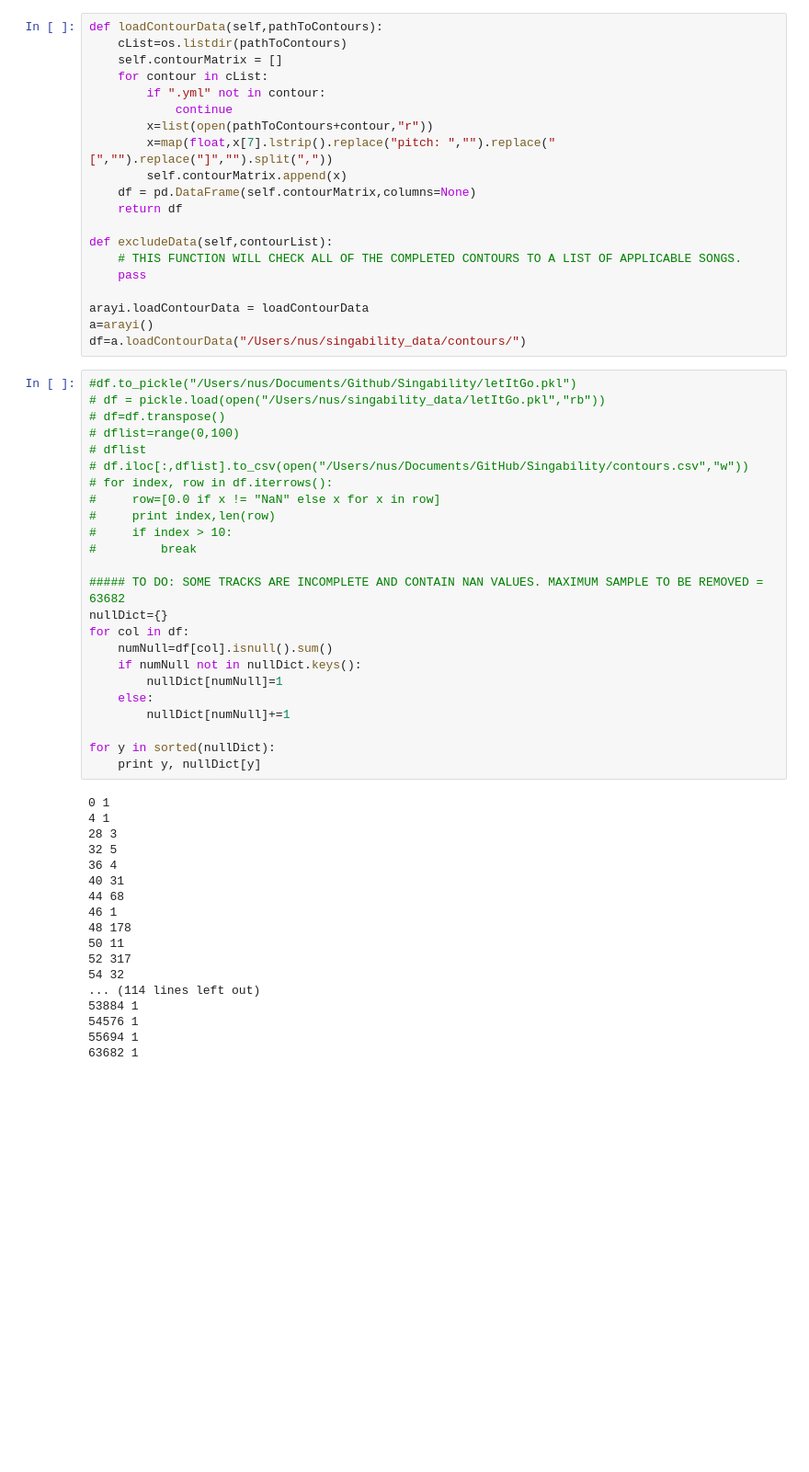
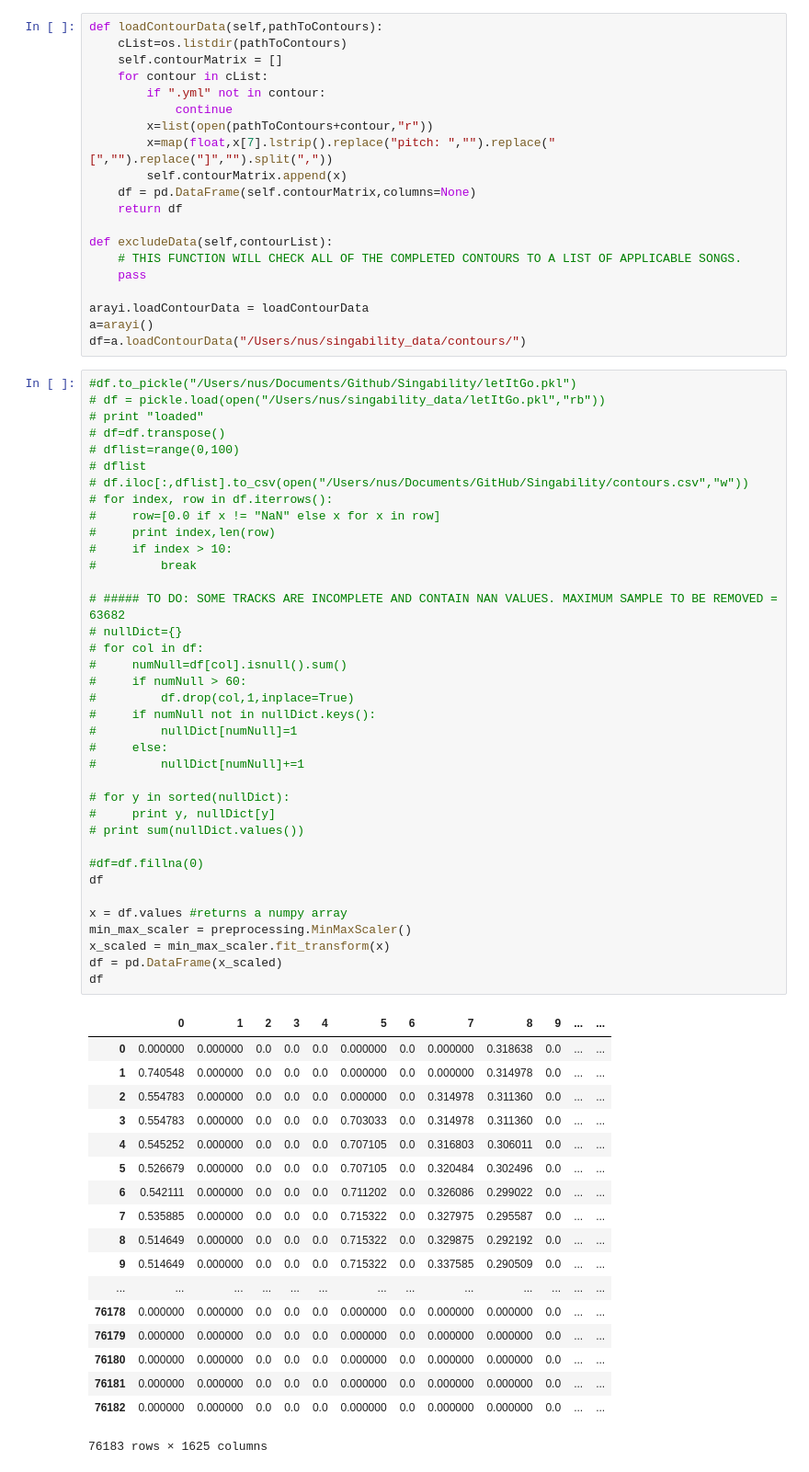
Before and after one commit to MDBarone/Singability, a Jupyter notebook: singability.ipynb, the cells around one changed output. Shown at 92% size. Drawn from its saved outputs; the diff is of its cells as text; blank space fills up the shorter version.

```diff
--- a/singability.ipynb
+++ b/singability.ipynb
@@ -108,44 +137,58 @@ df=a.loadContourData("/Users/nus/singability_data/contours/")
 # %%
 #df.to_pickle("/Users/nus/Documents/Github/Singability/letItGo.pkl")
 # df = pickle.load(open("/Users/nus/singability_data/letItGo.pkl","rb"))
+# print "loaded"
 # df=df.transpose()
 # dflist=range(0,100)
 # dflist
 # df.iloc[:,dflist].to_csv(open("/Users/nus/Documents/GitHub/Singability/contours.csv","w"))
 # for index, row in df.iterrows():
 #     row=[0.0 if x != "NaN" else x for x in row]
 #     print index,len(row)
 #     if index > 10:
 #         break
 
-##### TO DO: SOME TRACKS ARE INCOMPLETE AND CONTAIN NAN VALUES. MAXIMUM SAMPLE TO BE REMOVED = 63682
-nullDict={}
-for col in df:
-    numNull=df[col].isnull().sum()
-    if numNull not in nullDict.keys():
-        nullDict[numNull]=1
-    else:
-        nullDict[numNull]+=1
+# ##### TO DO: SOME TRACKS ARE INCOMPLETE AND CONTAIN NAN VALUES. MAXIMUM SAMPLE TO BE REMOVED = 63682
+# nullDict={}
+# for col in df:
+#     numNull=df[col].isnull().sum()
+#     if numNull > 60:
+#         df.drop(col,1,inplace=True)
+#     if numNull not in nullDict.keys():
+#         nullDict[numNull]=1
+#     else:
+#         nullDict[numNull]+=1
 
-for y in sorted(nullDict):
-    print y, nullDict[y]
+# for y in sorted(nullDict):
+#     print y, nullDict[y]
+# print sum(nullDict.values())
+
+#df=df.fillna(0)
+df
+
+x = df.values #returns a numpy array
+min_max_scaler = preprocessing.MinMaxScaler()
+x_scaled = min_max_scaler.fit_transform(x)
+df = pd.DataFrame(x_scaled)
+df
 # %% [output]
+|  | 0 | 1 | 2 | 3 | 4 | 5 | 6 | 7 | 8 | 9 | ... | ... |
+| 0 | 0.000000 | 0.000000 | 0.0 | 0.0 | 0.0 | 0.000000 | 0.0 | 0.000000 | 0.318638 | 0.0 | ... | ... |
+| 1 | 0.740548 | 0.000000 | 0.0 | 0.0 | 0.0 | 0.000000 | 0.0 | 0.000000 | 0.314978 | 0.0 | ... | ... |
+| 2 | 0.554783 | 0.000000 | 0.0 | 0.0 | 0.0 | 0.000000 | 0.0 | 0.314978 | 0.311360 | 0.0 | ... | ... |
+| 3 | 0.554783 | 0.000000 | 0.0 | 0.0 | 0.0 | 0.703033 | 0.0 | 0.314978 | 0.311360 | 0.0 | ... | ... |
+| 4 | 0.545252 | 0.000000 | 0.0 | 0.0 | 0.0 | 0.707105 | 0.0 | 0.316803 | 0.306011 | 0.0 | ... | ... |
+| 5 | 0.526679 | 0.000000 | 0.0 | 0.0 | 0.0 | 0.707105 | 0.0 | 0.320484 | 0.302496 | 0.0 | ... | ... |
+| 6 | 0.542111 | 0.000000 | 0.0 | 0.0 | 0.0 | 0.711202 | 0.0 | 0.326086 | 0.299022 | 0.0 | ... | ... |
+| 7 | 0.535885 | 0.000000 | 0.0 | 0.0 | 0.0 | 0.715322 | 0.0 | 0.327975 | 0.295587 | 0.0 | ... | ... |
+| 8 | 0.514649 | 0.000000 | 0.0 | 0.0 | 0.0 | 0.715322 | 0.0 | 0.329875 | 0.292192 | 0.0 | ... | ... |
+| 9 | 0.514649 | 0.000000 | 0.0 | 0.0 | 0.0 | 0.715322 | 0.0 | 0.337585 | 0.290509 | 0.0 | ... | ... |
+| ... | ... | ... | ... | ... | ... | ... | ... | ... | ... | ... | ... | ... |
+| 76178 | 0.000000 | 0.000000 | 0.0 | 0.0 | 0.0 | 0.000000 | 0.0 | 0.000000 | 0.000000 | 0.0 | ... | ... |
+| 76179 | 0.000000 | 0.000000 | 0.0 | 0.0 | 0.0 | 0.000000 | 0.0 | 0.000000 | 0.000000 | 0.0 | ... | ... |
+| 76180 | 0.000000 | 0.000000 | 0.0 | 0.0 | 0.0 | 0.000000 | 0.0 | 0.000000 | 0.000000 | 0.0 | ... | ... |
+| 76181 | 0.000000 | 0.000000 | 0.0 | 0.0 | 0.0 | 0.000000 | 0.0 | 0.000000 | 0.000000 | 0.0 | ... | ... |
+| 76182 | 0.000000 | 0.000000 | 0.0 | 0.0 | 0.0 | 0.000000 | 0.0 | 0.000000 | 0.000000 | 0.0 | ... | ... |
-0 1
-4 1
-28 3
-32 5
-36 4
-40 31
-44 68
-46 1
-48 178
-50 11
-52 317
-54 32
-... (114 lines left out)
-53884 1
-54576 1
-55694 1
-63682 1
+76183 rows × 1625 columns
 # %%
 # Run Functions
```
Also changed, not shown: parts of 3 cells of this notebook.
